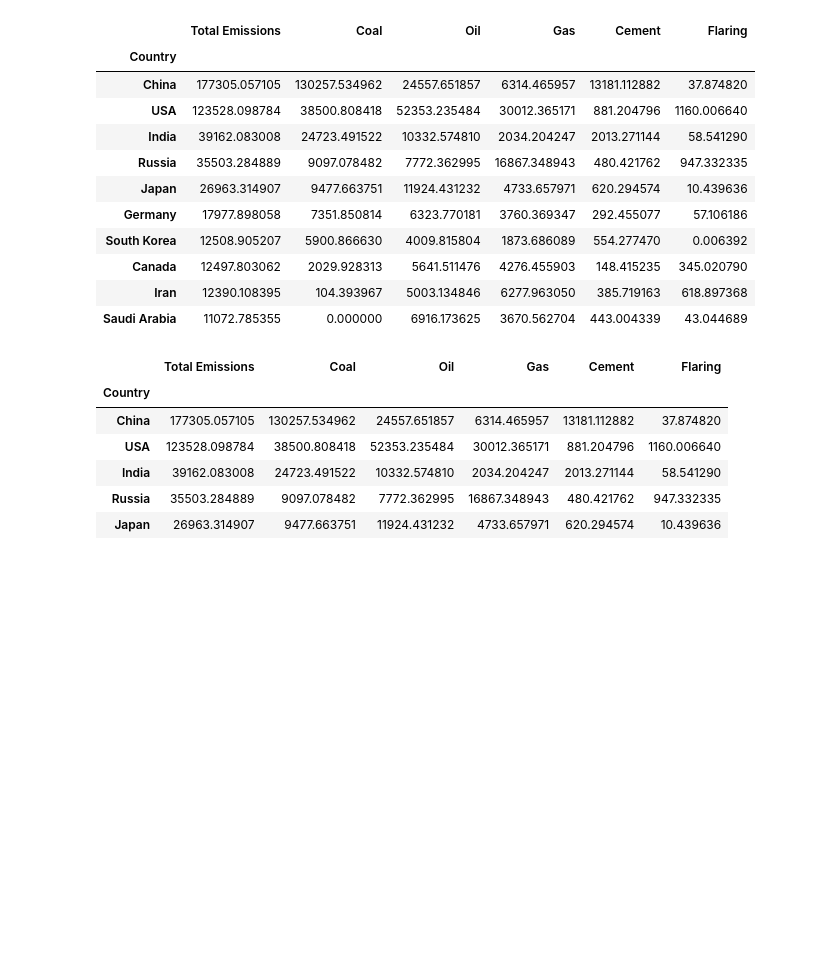
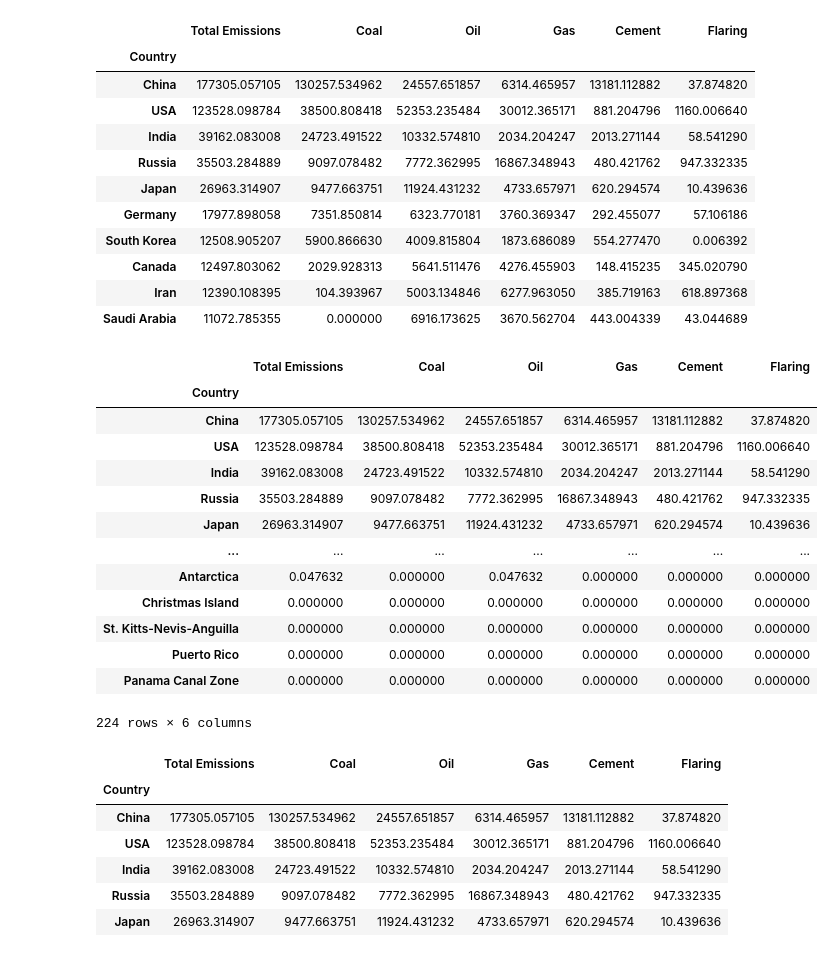
Before and after one commit to RachNovak/Project3, a Jupyter notebook: project_draft2.ipynb, the cells around one changed output. Cells and saved outputs as stored; diff of their text form; code cells hidden in the pictures; blank space fills up the shorter version.

```diff
--- a/project_draft2.ipynb
+++ b/project_draft2.ipynb
@@ -348,3 +348,21 @@ highest_total_emissions.head(10)
 | Canada | 12497.803062 | 2029.928313 | 5641.511476 | 4276.455903 | 148.415235 | 345.020790 |
 | Iran | 12390.108395 | 104.393967 | 5003.134846 | 6277.963050 | 385.719163 | 618.897368 |
 | Saudi Arabia | 11072.785355 | 0.000000 | 6916.173625 | 3670.562704 | 443.004339 | 43.044689 |
+# %%
+final_total_emissions = pd.DataFrame(highest_total_emissions)
+final_total_emissions
+# %% [output]
+|  | Total Emissions | Coal | Oil | Gas | Cement | Flaring |
+| Country |  |  |  |  |  |  |
+| China | 177305.057105 | 130257.534962 | 24557.651857 | 6314.465957 | 13181.112882 | 37.874820 |
+| USA | 123528.098784 | 38500.808418 | 52353.235484 | 30012.365171 | 881.204796 | 1160.006640 |
+| India | 39162.083008 | 24723.491522 | 10332.574810 | 2034.204247 | 2013.271144 | 58.541290 |
+| Russia | 35503.284889 | 9097.078482 | 7772.362995 | 16867.348943 | 480.421762 | 947.332335 |
+| Japan | 26963.314907 | 9477.663751 | 11924.431232 | 4733.657971 | 620.294574 | 10.439636 |
+| ... | ... | ... | ... | ... | ... | ... |
+| Antarctica | 0.047632 | 0.000000 | 0.047632 | 0.000000 | 0.000000 | 0.000000 |
+| Christmas Island | 0.000000 | 0.000000 | 0.000000 | 0.000000 | 0.000000 | 0.000000 |
+| St. Kitts-Nevis-Anguilla | 0.000000 | 0.000000 | 0.000000 | 0.000000 | 0.000000 | 0.000000 |
+| Puerto Rico | 0.000000 | 0.000000 | 0.000000 | 0.000000 | 0.000000 | 0.000000 |
+| Panama Canal Zone | 0.000000 | 0.000000 | 0.000000 | 0.000000 | 0.000000 | 0.000000 |
+224 rows × 6 columns
```
Also changed, not shown: parts of 1 cell of this notebook, 1 other file.
